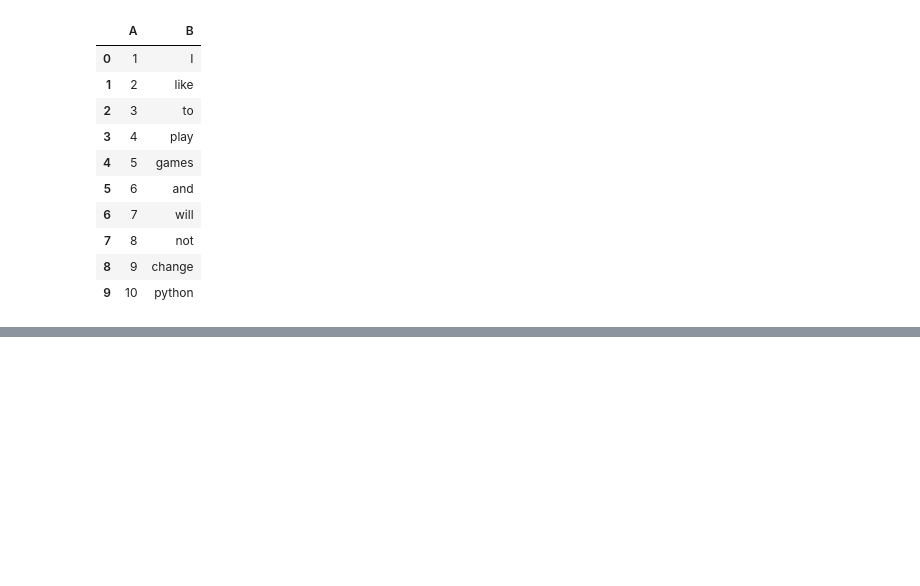
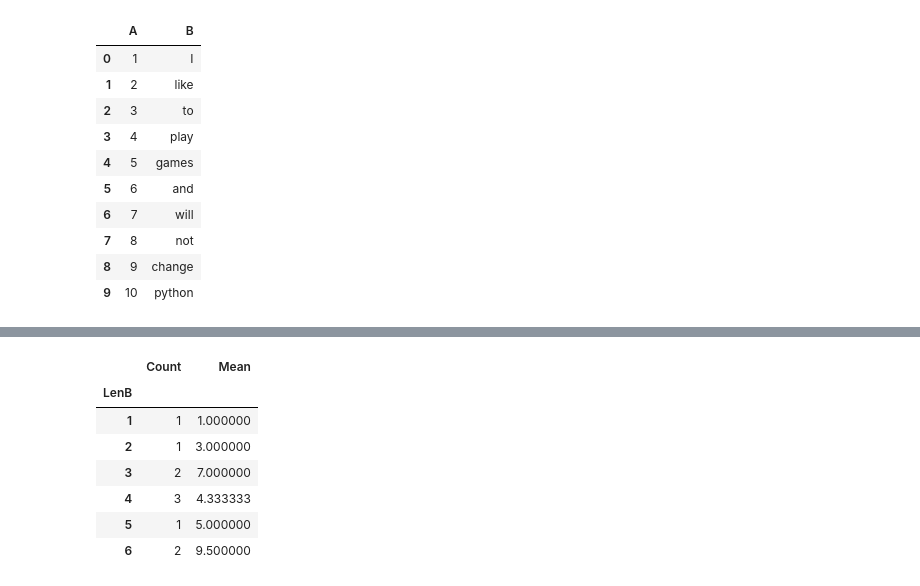
Before and after one commit to zeerau/ArewaDS-machine-learning-assignments, a Jupyter notebook: week_2/working-with-data.ipynb, the cells around one changed output, grey strips where cells are left out. Saved outputs shown, nothing was run; the diff lists cells and outputs as text; code cells hidden in the pictures; blank space fills up the shorter version.

```diff
--- a/week_2/working-with-data.ipynb
+++ b/week_2/working-with-data.ipynb
@@ -68,0 +97,13 @@ df
+# %%
+df.groupby(by='LenB') \
+ .aggregate({ 'DivA' : len, 'A' : lambda x: x.mean() }) \
+ .rename(columns={ 'DivA' : 'Count', 'A' : 'Mean'})
+# %% [output]
+|  | Count | Mean |
+| LenB |  |  |
+| 1 | 1 | 1.000000 |
+| 2 | 1 | 3.000000 |
+| 3 | 2 | 7.000000 |
+| 4 | 3 | 4.333333 |
+| 5 | 1 | 5.000000 |
+| 6 | 2 | 9.500000 |
```
Also changed, not shown: parts of 7 cells of this notebook, 3 other files.
